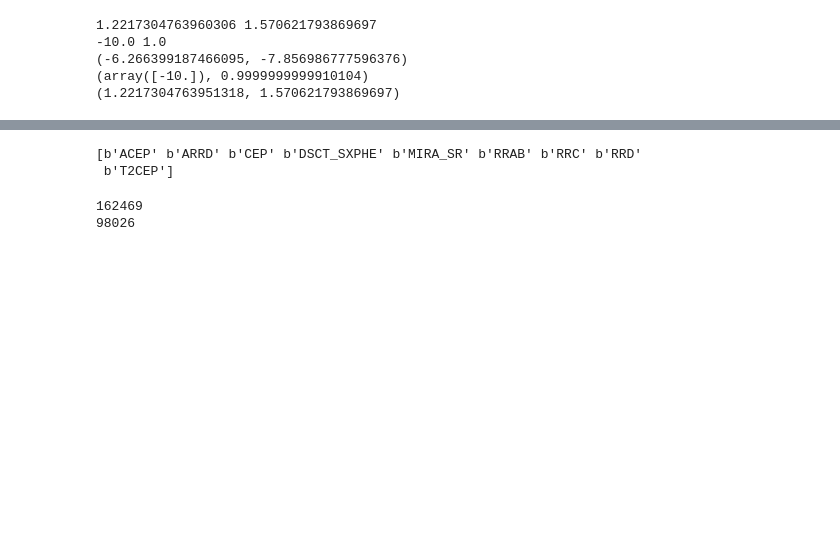
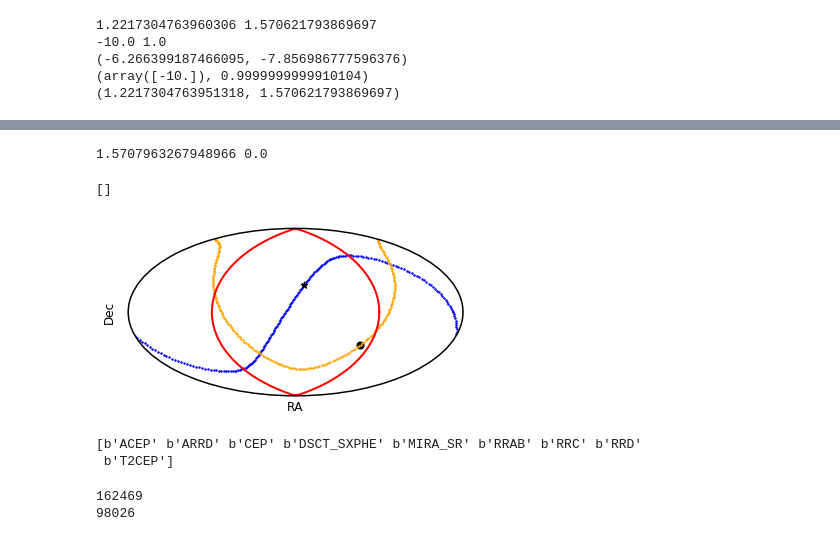
Before and after one commit to michael-petersen/rrlyrae-edr3, a Jupyter notebook: RRLyrae_analysis.ipynb, the cells around one changed output, grey strips where cells are left out. Cells and saved outputs as stored; diff of their text form; code cells hidden in the pictures; blank space fills up the shorter version.

```diff
--- a/RRLyrae_analysis.ipynb
+++ b/RRLyrae_analysis.ipynb
@@ -661,21 +662,3 @@ def rotate_velocities_arbitrary(a,d,mua,mud,Aprime):
 (-6.266399187466095, -7.856986777596376)
 (array([-10.]), 0.9999999999910104)
 (1.2217304763951318, 1.570621793869697)
-# %%
-sphrad = 20.*np.pi/180.
-ths = np.linspace(0.,2*np.pi,200)
-x1,x2 = sphrad*np.sin(ths),sphrad*np.cos(ths)
-
-def return_ricrs(a,d):
-    """ eq. 3.57"""
-    return np.array([np.cos(a)*np.cos(d),np.sin(a)*np.cos(d),np.sin(d)])
-
-X = return_ricrs(x1,x2)
-
-#plt.plot(np.cos(x2))
-plt.plot(np.cos(x1)*np.cos(x2))
-#plt.plot([0,200],[np.nanmedian(np.cos(x1)*np.cos(x2)),np.nanmedian(np.cos(x1)*np.cos(x2))])
-#plt.plot(X[2])
-#plt.plot(X[1])
-#plt.plot(np.sqrt(X[1]*X[1]+X[2]*X[2]))
-#plt.plot(np.sqrt(X[1]*X[1]+X[2]*X[2]+X[0]*X[0]))
@@ -726,3 +665,60 @@ ax.set_yticklabels(())
+# %%
+
+def define_points_at_angle(angular_separation,phi0,theta0,resolution=200):
+    """define a set of points at fixed angular distance from a specified spherical surface point
+
+    inputs
+    ---------
+    angular_separation : (degrees)
+    phi0
+    theta0
+
+    requires
+    ---------
+    define_transformation_matrix_angles
+
+    """
+    phi = angular_separation*np.pi/180.
+    lam = np.linspace(0.,2*np.pi,resolution)
+    phip = np.pi/2. - phi
+    cvals = [np.sin(phip),np.cos(phip)*np.cos(lam),np.cos(phip)*np.sin(lam)]
+    x1,x2 = np.arctan2(cvals[1],cvals[0]),np.arctan2(cvals[2],np.sqrt(cvals[0]*cvals[0]+cvals[1]*cvals[1]))
+    Bprime = define_transformation_matrix_angles(phi0*np.pi/180.,theta0*np.pi/180.,0.)
+    x1b,x2b = rotate_arbitrary(x1,x2,Bprime)
+    return x1b,x2b
+
+
+
+lmcl,lmcb = -79,-32.75
+x1,x2 = define_points_at_angle(90.,0.,0.,resolution=200)
+x1b,x2b = define_points_at_angle(90.,lmcl,lmcb,resolution=200)
+
+indx = 80
+x1d,x2d = define_points_at_angle(90.,-x1b[indx]*180./np.pi,x2b[indx]*180./np.pi,resolution=200)
+print(x1[0],x2[0])
+
+
+
+ax = plt.subplot(111, projection="aitoff")
+ax.plot(x1,x2,color='red')
+ax.scatter(x1b,x2b,color='blue',s=2.)
+#ax.scatter(x1c,x2c,color='green',s=2.)
+ax.scatter(-lmcl*np.pi/180.,lmcb*np.pi/180.,color='black',s=50.)
+
+ax.scatter(x1d,x2d,color='orange',s=2.)
+ax.scatter(x1b[indx],x2b[indx],color='black',s=50.,marker='*')
+
+
+
+
+ax.set_xlabel('RA',size=12)
+ax.set_ylabel('Dec',size=12)
+ax.set_xticklabels(())
+ax.set_yticklabels(())
+# %% [output]
+1.5707963267948966 0.0
+[]
+[figure, added]
 # %%
 '''
 # get the rr lyrae FROM gaia
```
Also changed, not shown: parts of 29 cells of this notebook, 6 other files.
